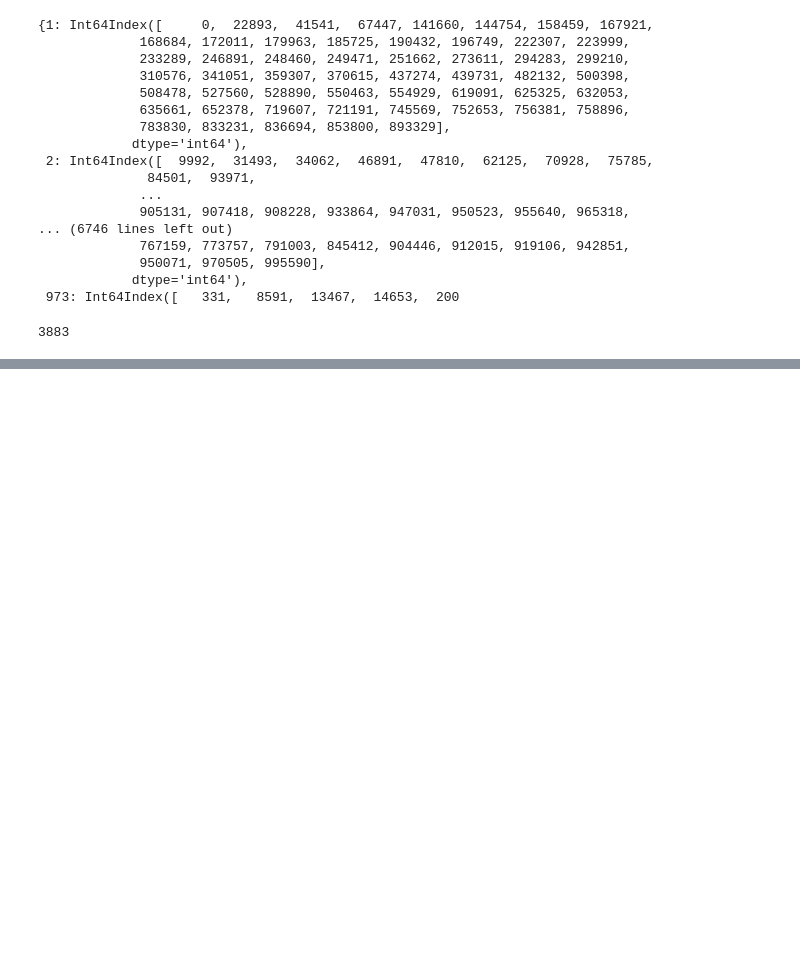
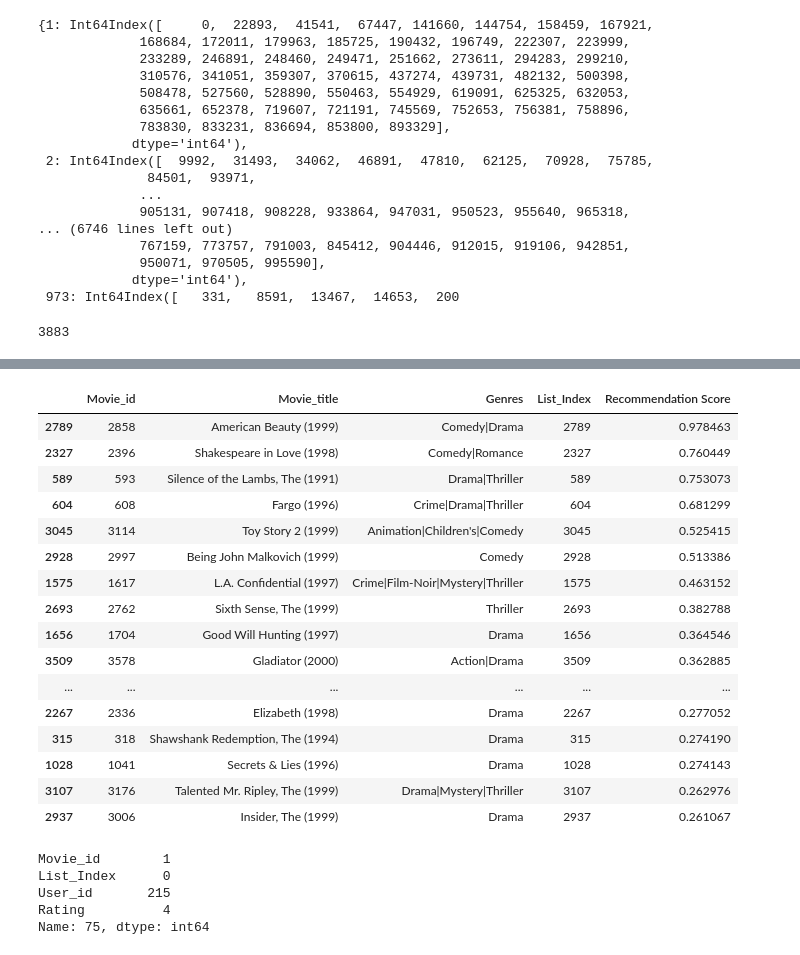
Before and after one commit to Amit1110/MovieRecommender, a Jupyter notebook: Recommender_RBN.ipynb, the cells around one changed output, grey strips where cells are left out. Cells and saved outputs as stored; diff of their text form; code cells hidden in the pictures; blank space fills up the shorter version.

```diff
--- a/Recommender_RBN.ipynb
+++ b/Recommender_RBN.ipynb
@@ -134,0 +197,37 @@ h1 = tf.nn.sigmoid(tf.matmul(v1,W)+hb)
+# %%
+input_user = [train_X[75]]
+# %%
+hh0 = tf.nn.sigmoid(tf.matmul(v0,W) + hb)
+vv1 = tf.nn.sigmoid(tf.matmul(hh0,tf.transpose(W)) + vb)
+feed = sess.run(hh0, feed_dict={v0: input_user, W:prev_w, hb:prev_hb})
+rec = sess.run(vv1, feed_dict={hh0: feed, W:prev_w, vb:prev_vb})
+# %%
+scored_movies_df_75 = movies_df
+scored_movies_df_75["Recommendation Score"] = rec[0]
+scored_movies_df_75.sort_values(["Recommendation Score"], ascending=False).head(20)
+# %% [output]
+|  | Movie_id | Movie_title | Genres | List_Index | Recommendation Score |
+| 2789 | 2858 | American Beauty (1999) | Comedy|Drama | 2789 | 0.978463 |
+| 2327 | 2396 | Shakespeare in Love (1998) | Comedy|Romance | 2327 | 0.760449 |
+| 589 | 593 | Silence of the Lambs, The (1991) | Drama|Thriller | 589 | 0.753073 |
+| 604 | 608 | Fargo (1996) | Crime|Drama|Thriller | 604 | 0.681299 |
+| 3045 | 3114 | Toy Story 2 (1999) | Animation|Children's|Comedy | 3045 | 0.525415 |
+| 2928 | 2997 | Being John Malkovich (1999) | Comedy | 2928 | 0.513386 |
+| 1575 | 1617 | L.A. Confidential (1997) | Crime|Film-Noir|Mystery|Thriller | 1575 | 0.463152 |
+| 2693 | 2762 | Sixth Sense, The (1999) | Thriller | 2693 | 0.382788 |
+| 1656 | 1704 | Good Will Hunting (1997) | Drama | 1656 | 0.364546 |
+| 3509 | 3578 | Gladiator (2000) | Action|Drama | 3509 | 0.362885 |
+| ... | ... | ... | ... | ... | ... |
+| 2267 | 2336 | Elizabeth (1998) | Drama | 2267 | 0.277052 |
+| 315 | 318 | Shawshank Redemption, The (1994) | Drama | 315 | 0.274190 |
+| 1028 | 1041 | Secrets & Lies (1996) | Drama | 1028 | 0.274143 |
+| 3107 | 3176 | Talented Mr. Ripley, The (1999) | Drama|Mystery|Thriller | 3107 | 0.262976 |
+| 2937 | 3006 | Insider, The (1999) | Drama | 2937 | 0.261067 |
+# %%
+merged_df.iloc[75]
+# %% [output]
+Movie_id        1
+List_Index      0
+User_id       215
+Rating          4
+Name: 75, dtype: int64
```
Also changed, not shown: parts of 10 cells of this notebook.
